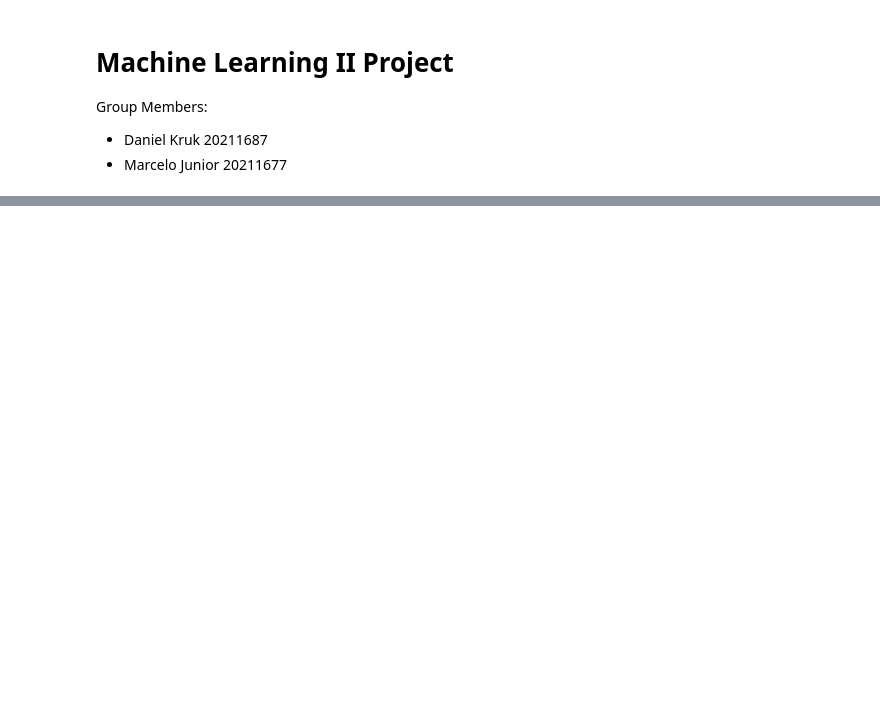
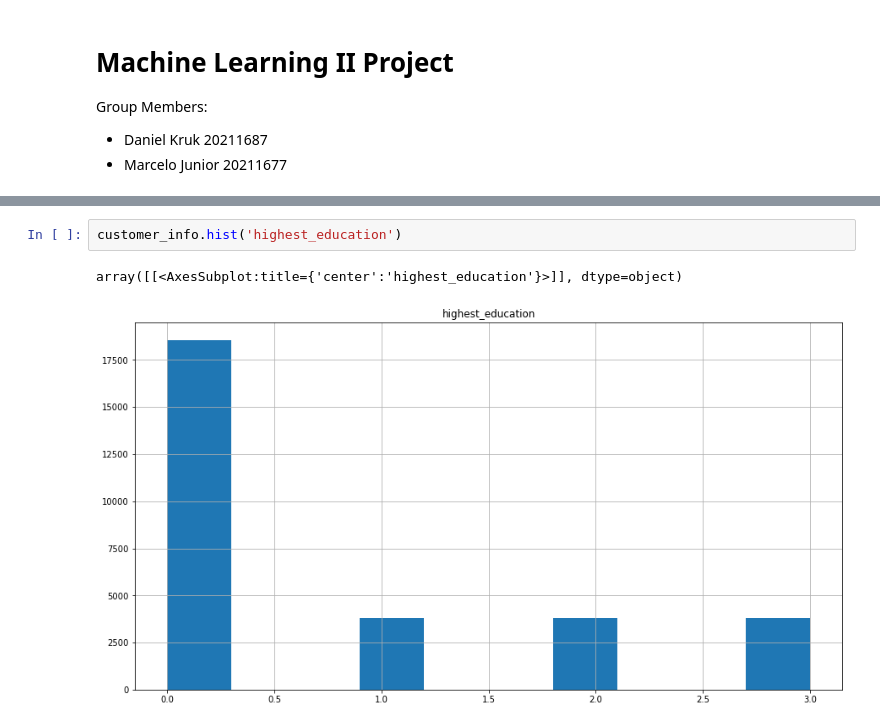
Before and after one commit to MarceloJ18/KeizerKrukis, a Jupyter notebook: proj_code_nb.ipynb, the cells around one changed output, grey strips where cells are left out. Saved outputs shown, nothing was run; the diff lists cells and outputs as text; blank space fills up the shorter version.

```diff
--- a/proj_code_nb.ipynb
+++ b/proj_code_nb.ipynb
@@ -467,0 +208,5 @@ customer_info.to_csv(path + 'Customer Info PPC.csv', index= False)
+# %%
+customer_info.hist('highest_education')
+# %% [output]
+array([[<AxesSubplot:title={'center':'highest_education'}>]], dtype=object)
+[figure, added]
```
Also changed, not shown: parts of 63 cells of this notebook.
